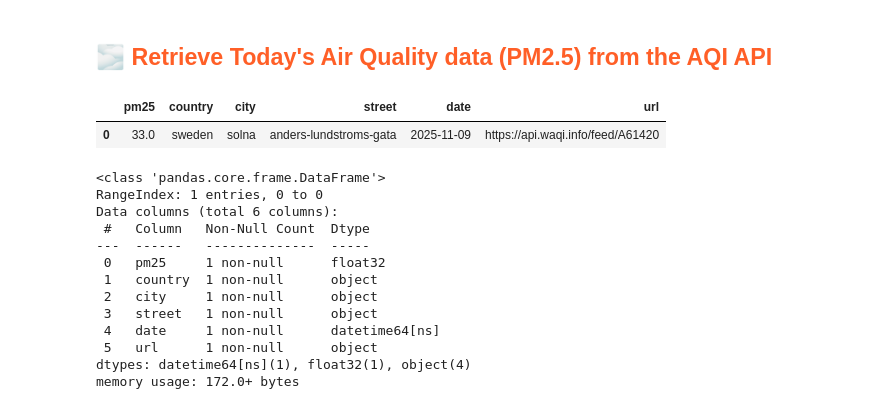
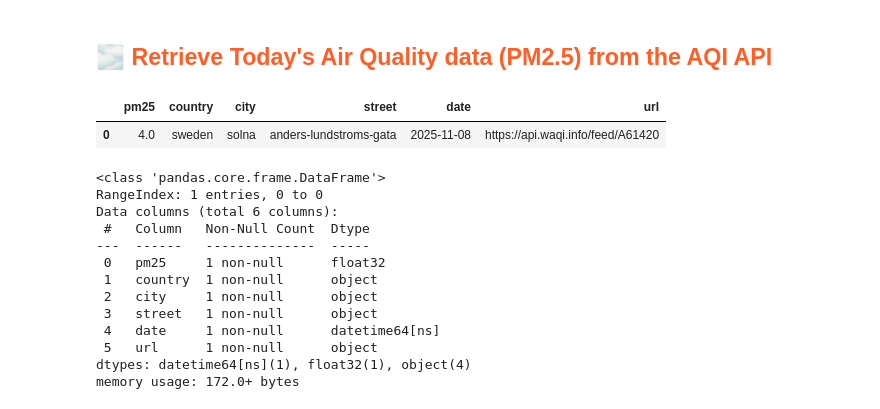
Before and after one commit to Isabell257/id2223-lab1, a Jupyter notebook: notebooks/airquality/2_air_quality_feature_pipeline.ipynb, the cells around one changed output. Saved outputs shown, nothing was run; the diff lists cells and outputs as text; code cells hidden in the pictures.

```diff
--- a/notebooks/airquality/2_air_quality_feature_pipeline.ipynb
+++ b/notebooks/airquality/2_air_quality_feature_pipeline.ipynb
@@ -93,7 +92,7 @@ aqicn_url=location['aqicn_url']
 latitude=location['latitude']
 longitude=location['longitude']
 
-today = datetime.date.today()
+today = datetime.date.today()- datetime.timedelta(days=5)
 
 location_str
 # %% [output]
@@ -124,12 +132,17 @@ weather_fg = fs.get_feature_group(
 # %%
 import requests
 import pandas as pd
 
+#For original
 aq_today_df = util.get_pm25(aqicn_url, country, city, street, today, AQICN_API_KEY)
 aq_today_df
+
+#For C-level
+aq__with_lagg_today_df = util.get_pm25(aqicn_url, country, city, street, today, AQICN_API_KEY)
+aq__with_lagg_today_df
 # %% [output]
 |  | pm25 | country | city | street | date | url |
-| 0 | 33.0 | sweden | solna | anders-lundstroms-gata | 2025-11-09 | https://api.waqi.info/feed/A61420 |
+| 0 | 4.0 | sweden | solna | anders-lundstroms-gata | 2025-11-08 | https://api.waqi.info/feed/A61420 |
 # %%
 aq_today_df.info()
 # %% [output]
```
Also changed, not shown: parts of 8 cells of this notebook, 2 other files.
